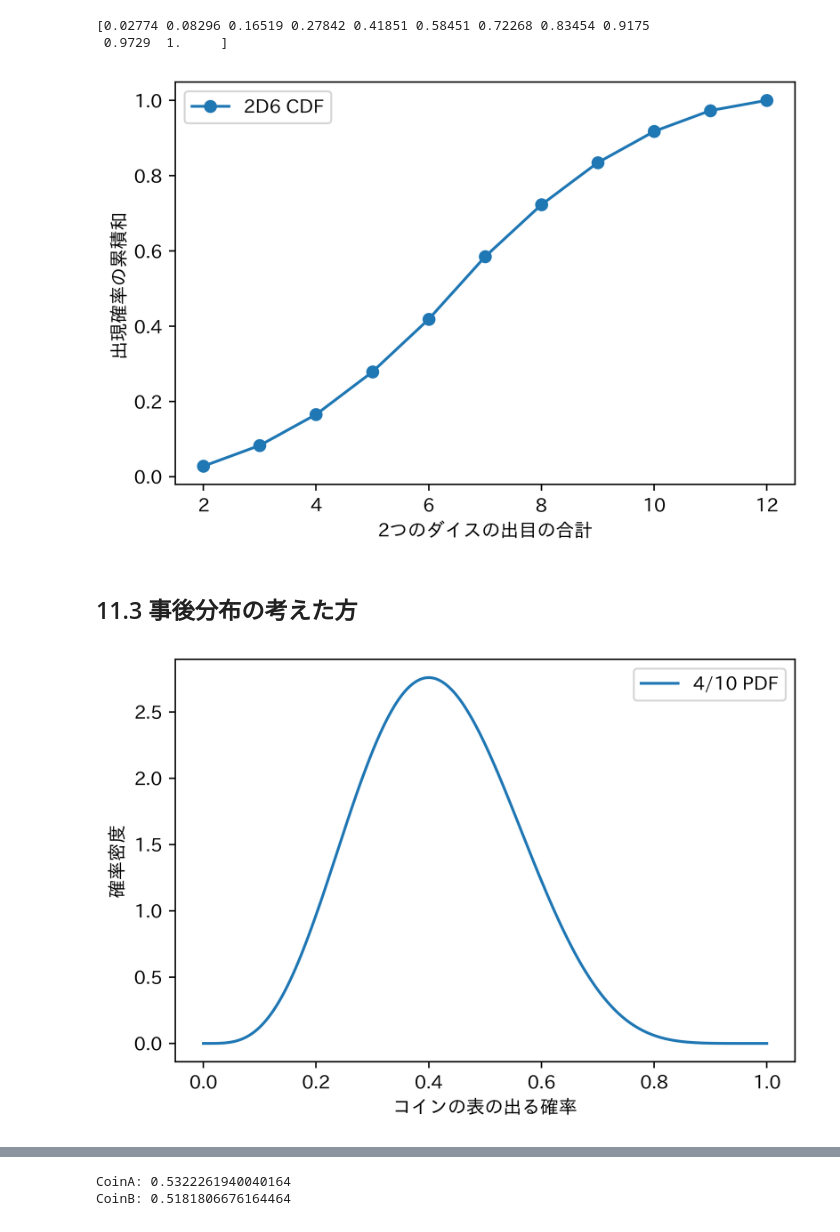
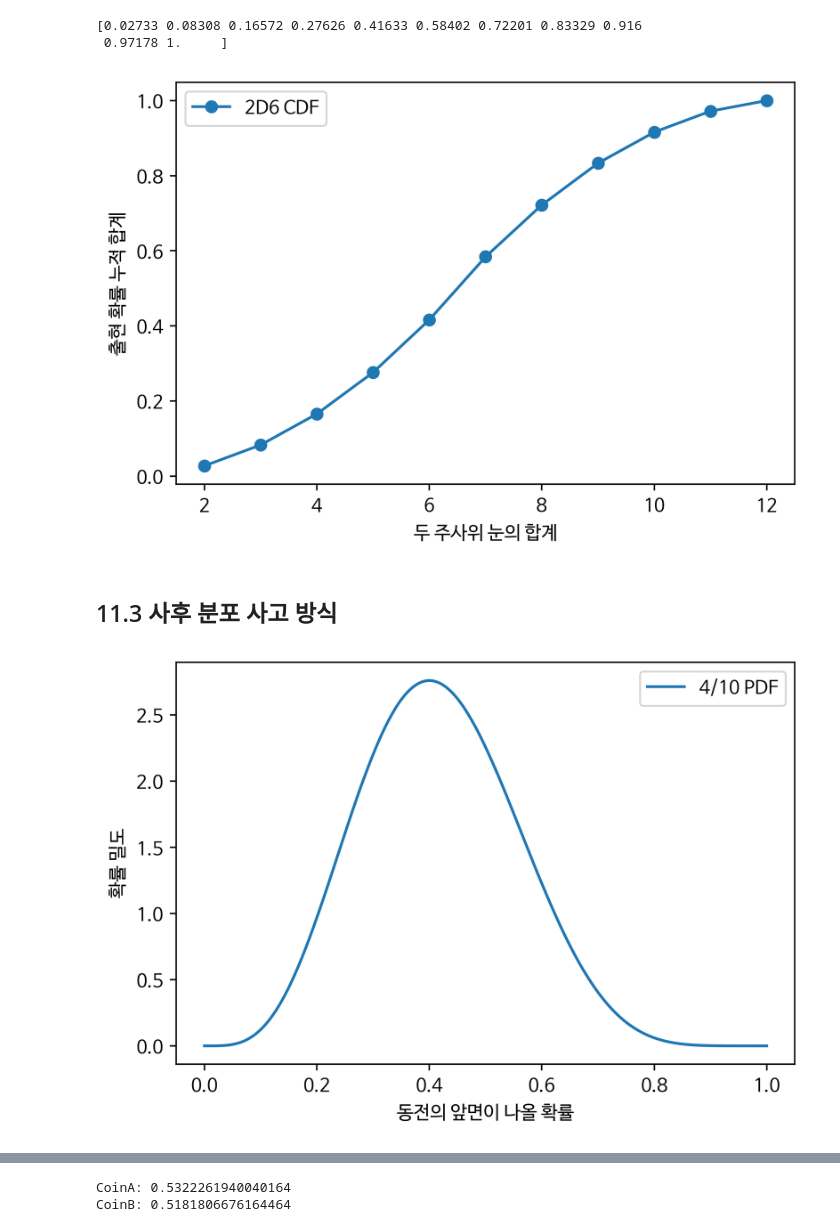
Before and after one commit to oreilly-japan/ml-at-work, a Jupyter notebook: chap11/01_bandit_test.ipynb, the cells around one changed output, grey strips where cells are left out. Cells and saved outputs as stored; diff of their text form; code cells hidden in the pictures.

```diff
--- a/chap11/01_bandit_test.ipynb
+++ b/chap11/01_bandit_test.ipynb
@@ -12,4 +35,4 @@ import numpy as np
 import scipy
 import scipy.stats
 import matplotlib.pyplot as plt
-import japanize_matplotlib
+plt.rc('font', family='NanumBarunGothic')
@@ -35,28 +58,28 @@ print(cumsum_y)
 plt.figure(dpi=400)
 plt.plot(x, cumsum_y, marker="o", label="2D6 CDF")
 plt.legend()
-plt.xlabel("2つのダイスの出目の合計")
-plt.ylabel("出現確率の累積和")
+plt.xlabel("두 주사위 눈의 합계")
+plt.ylabel("출현 확률 누적 합계")
 plt.show()
 # %% [output]
-[0.02774 0.08296 0.16519 0.27842 0.41851 0.58451 0.72268 0.83454 0.9175
- 0.9729  1.     ]
+[0.02733 0.08308 0.16572 0.27626 0.41633 0.58402 0.72201 0.83329 0.916
+ 0.97178 1.     ]
-[figure, old version]
+[figure, new version]
 # %% [markdown]
-## 11.3 事後分布の考えた方
+## 11.3 사후 분포 사고 방식
 # %%
-a = 4      # 表が出た回数
-b = 10 - a # 裏が出た回数
+a = 4       # 앞면이 나온 횟수
+b = 10 - a  # 뒷면이 나온 횟수
 
 x = np.linspace(0, 1, 10000)
 plt.figure(dpi=400)
 plt.plot(x, scipy.stats.beta.pdf(x, a+1, b+1), label="4/10 PDF")
 plt.legend()
-plt.xlabel("コインの表の出る確率")
-plt.ylabel("確率密度")
+plt.xlabel("동전의 앞면이 나올 확률")
+plt.ylabel("확률 밀도")
 plt.show()
 # %% [output]
-[figure, old version]
+[figure, new version]
 # %%
 plt.figure(dpi=400)
 plt.plot(x, scipy.stats.beta.cdf(x, a+1, b+1), label="4/10 CDF")
```
Also changed, not shown: parts of 23 cells of this notebook, 9 other files.
